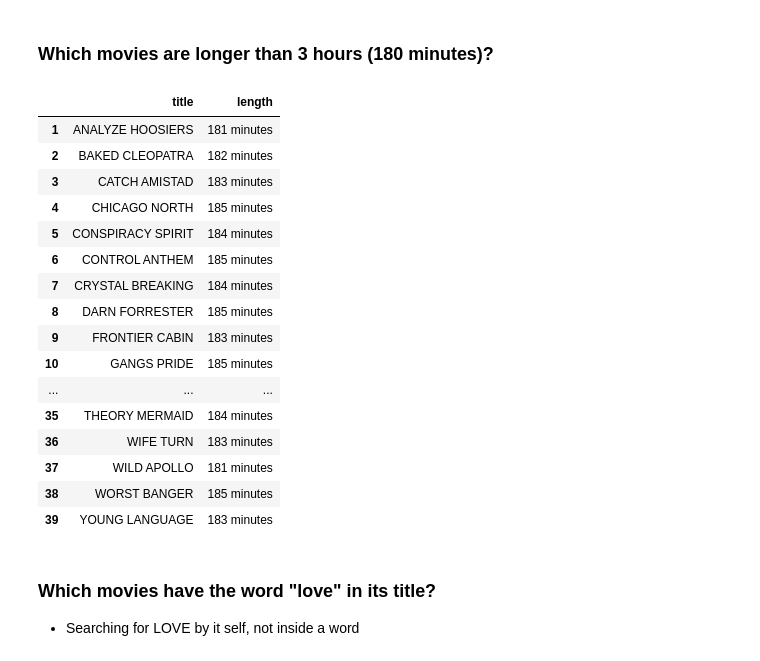
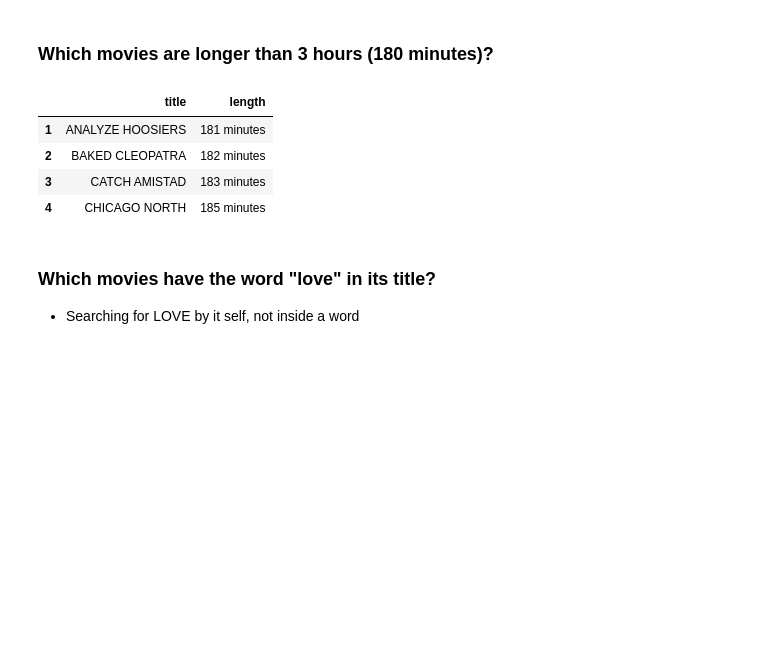
Before and after one commit to Anja-Sche/Lab_SQL_Anja_Scherwall_DE25, a Jupyter notebook: stakeholder_report.ipynb, the cells around one changed output. Cells and saved outputs as stored; diff of their text form; code cells hidden in the pictures; blank space fills up the shorter version.

```diff
--- a/stakeholder_report.ipynb
+++ b/stakeholder_report.ipynb
@@ -30,34 +30,22 @@ with duckdb.connect("data/sakila.duckdb") as conn:
 # %%
 longer_than_three_hours = duckdb.sql("""
             SELECT
                 title,
                 length || ' minutes' AS length
             FROM
                 film
             WHERE
                 length > 180;
 """).df()
 longer_than_three_hours.index = longer_than_three_hours.index + 1
 
-longer_than_three_hours
+longer_than_three_hours.head(4)
 # %% [output]
 |  | title | length |
 | 1 | ANALYZE HOOSIERS | 181 minutes |
 | 2 | BAKED CLEOPATRA | 182 minutes |
 | 3 | CATCH AMISTAD | 183 minutes |
 | 4 | CHICAGO NORTH | 185 minutes |
-| 5 | CONSPIRACY SPIRIT | 184 minutes |
-| 6 | CONTROL ANTHEM | 185 minutes |
-| 7 | CRYSTAL BREAKING | 184 minutes |
-| 8 | DARN FORRESTER | 185 minutes |
-| 9 | FRONTIER CABIN | 183 minutes |
-| 10 | GANGS PRIDE | 185 minutes |
-| ... | ... | ... |
-| 35 | THEORY MERMAID | 184 minutes |
-| 36 | WIFE TURN | 183 minutes |
-| 37 | WILD APOLLO | 181 minutes |
-| 38 | WORST BANGER | 185 minutes |
-| 39 | YOUNG LANGUAGE | 183 minutes |
 # %% [markdown]
 ### Which movies have the word "love" in its title?
 - Searching for LOVE by it self, not inside a word
```
Also changed, not shown: parts of 5 cells of this notebook.
